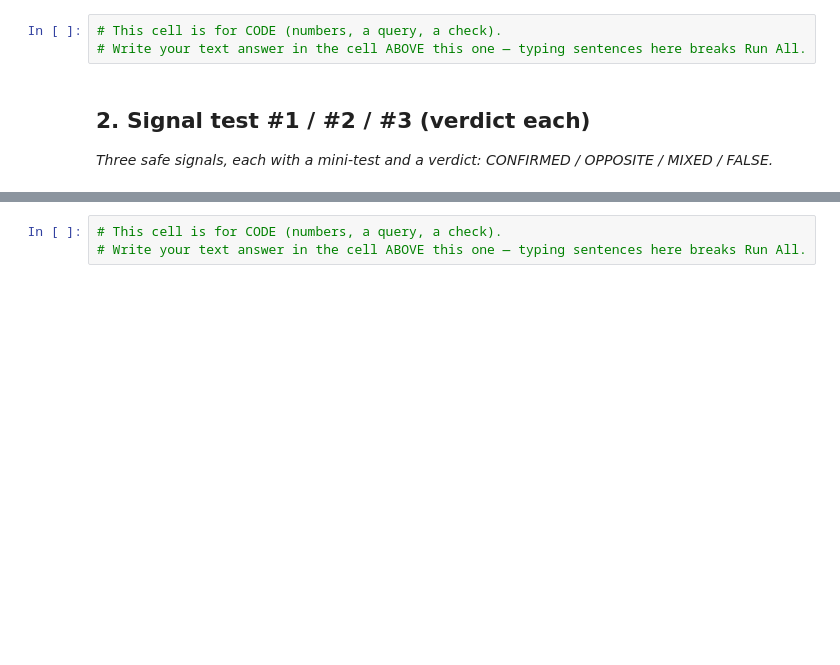
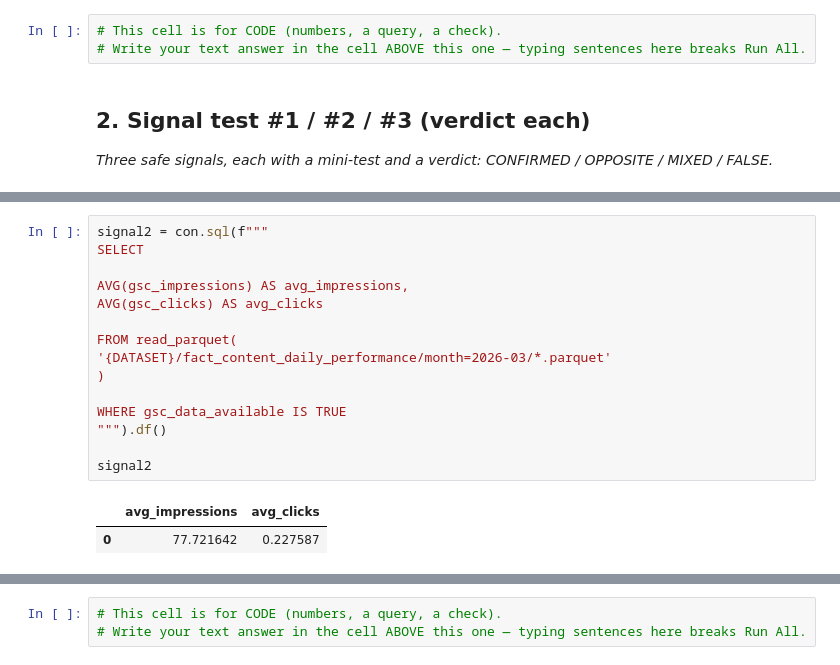
Before and after one commit to Vaib-raksh/Intern-ML, a Jupyter notebook: work/notebooks/w04_signal_audit.ipynb, the cells around one changed output, grey strips where cells are left out. Saved outputs shown, nothing was run; the diff lists cells and outputs as text; blank space fills up the shorter version.

```diff
--- a/work/notebooks/w04_signal_audit.ipynb
+++ b/work/notebooks/w04_signal_audit.ipynb
@@ -19,0 +106,18 @@ This skeleton is yours to fill. Work the sections **in order** — each one has
+# %%
+signal2 = con.sql(f"""
+SELECT
+
+AVG(gsc_impressions) AS avg_impressions,
+AVG(gsc_clicks) AS avg_clicks
+
+FROM read_parquet(
+'{DATASET}/fact_content_daily_performance/month=2026-03/*.parquet'
+)
+
+WHERE gsc_data_available IS TRUE
+""").df()
+
+signal2
+# %% [output]
+|  | avg_impressions | avg_clicks |
+| 0 | 77.721642 | 0.227587 |
```
Also changed, not shown: parts of 7 cells of this notebook.
